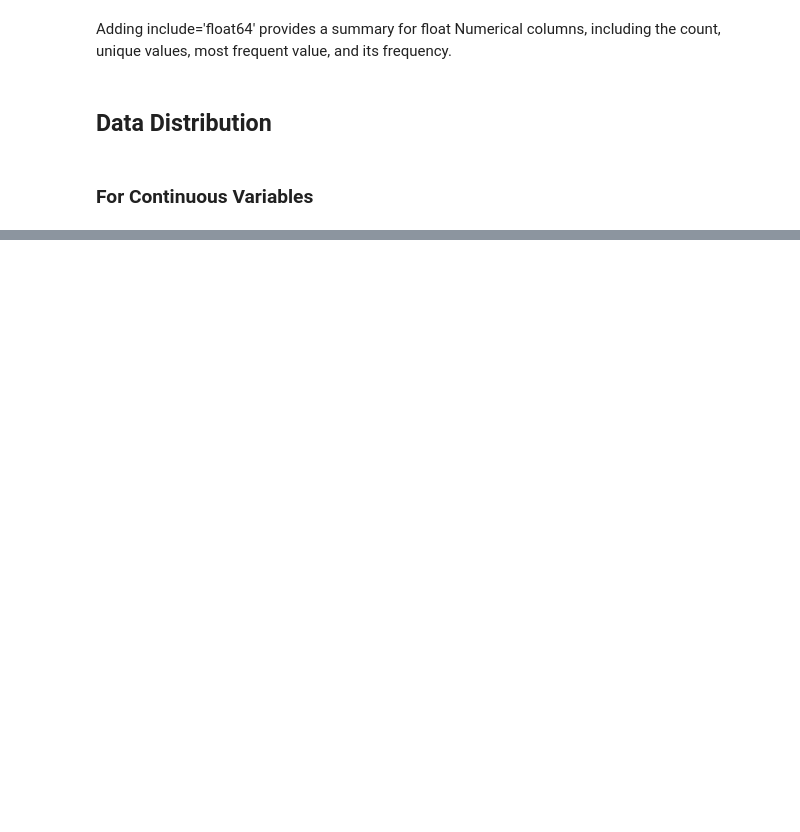
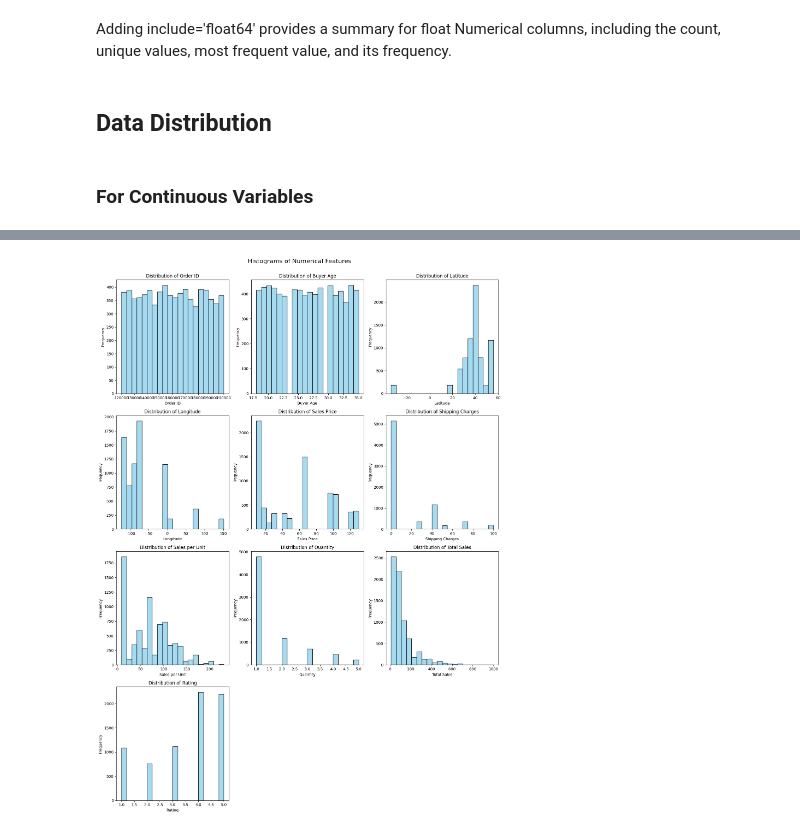
Before and after one commit to RajuSaiPainkra/ONYX-Dataset-Challenge, a Jupyter notebook: Merchandise Sales - January2025/Merchandise_Sales.ipynb, the cells around one changed output, grey strips where cells are left out. Drawn from its saved outputs; the diff is of its cells as text; code cells hidden in the pictures; blank space fills up the shorter version.

```diff
--- a/Merchandise Sales - January2025/Merchandise_Sales.ipynb
+++ b/Merchandise Sales - January2025/Merchandise_Sales.ipynb
@@ -206,28 +430,30 @@ plt.show()
 # %%
 import matplotlib.pyplot as plt
 import seaborn as sns
 
 # Visualizing distribution of all numerical columns
-num_columns = data.select_dtypes(include=['int64', 'float64']).columns  # Select numerical columns
+num_columns = data_file.select_dtypes(include=['int64', 'float64']).columns  # Select numerical columns
 num_features = len(num_columns)  # Count of numerical features
 
 # Create subplots with an appropriate grid size
 rows = (num_features // 3) + (1 if num_features % 3 != 0 else 0)  # Calculate rows for a grid of 3 columns
 fig, axes = plt.subplots(rows, 3, figsize=(15, 5 * rows))  # Adjust figure size for better spacing
 axes = axes.flatten()  # Flatten to iterate over each subplot easily
 
 # Plot each numerical feature
 for i, col in enumerate(num_columns):
-    sns.histplot(data[col], bins=20, kde=False, ax=axes[i], color='skyblue', edgecolor='k')
+    sns.histplot(data_file[col], bins=20, kde=False, ax=axes[i], color='skyblue', edgecolor='k')
     axes[i].set_title(f'Distribution of {col}')
     axes[i].set_xlabel(col)
     axes[i].set_ylabel('Frequency')
 
 # Remove empty subplots (if any)
 for j in range(i + 1, len(axes)):
     fig.delaxes(axes[j])  # Delete unused axes
 
 # Add spacing and adjust layout
 plt.tight_layout()
 plt.suptitle('Histograms of Numerical Features', y=1.02, fontsize=16)  # Add a main title
 plt.show()
+# %% [output]
+[figure, added]
```
Also changed, not shown: parts of 22 cells of this notebook.
